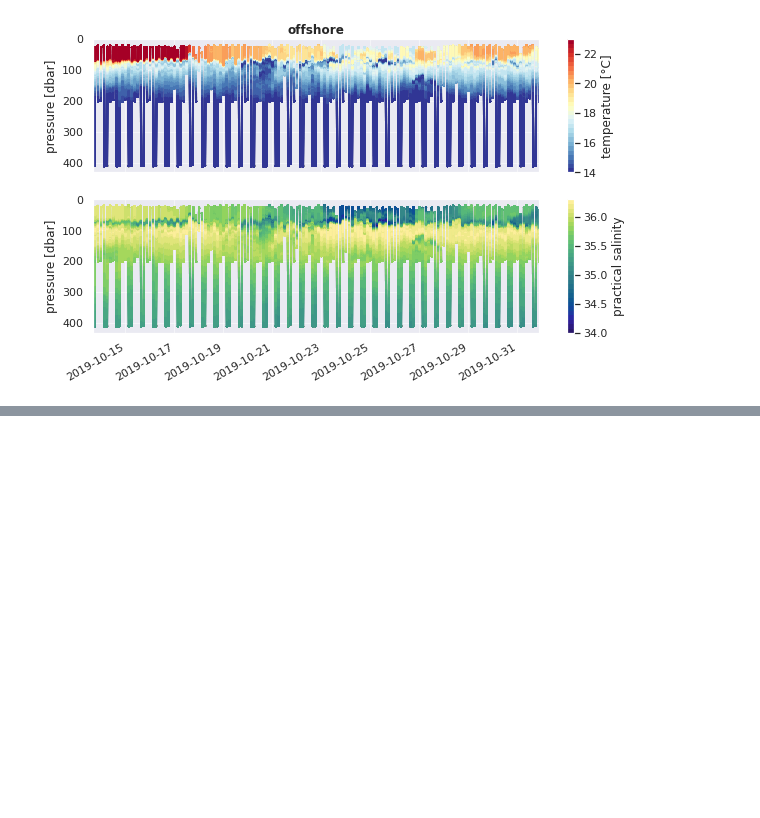
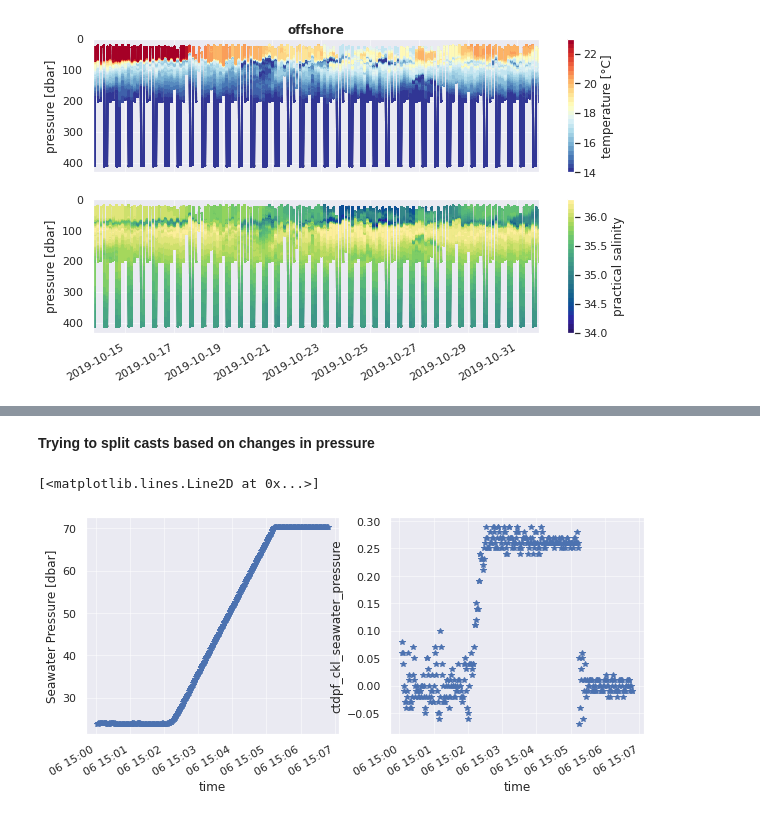
Before and after one commit to sryan288/ohw20-proj-ooi-profiles-section, a Jupyter notebook: OOI_profiles_Svenja.ipynb, the cells around one changed output, grey strips where cells are left out. Drawn from its saved outputs; the diff is of its cells as text; code cells hidden in the pictures; blank space fills up the shorter version.

Commit message:
first try to extract down casts only

```diff
--- a/OOI_profiles_Svenja.ipynb
+++ b/OOI_profiles_Svenja.ipynb
@@ -117,0 +115,14 @@ Cannot just resample by time because it is profiling data, which is not binned i
+# %% [markdown]
+**Trying to split casts based on changes in pressure**
+# %%
+dummy = ds['inshore']
+
+# plot first cast to check
+fig,ax = plt.subplots(ncols=2,figsize=(10,4))
+dummy.ctdpf_ckl_seawater_pressure[0:400].plot(marker='*',linestyle='',ax=ax[0])
+
+# plot difference in pressure
+dummy.ctdpf_ckl_seawater_pressure[0:400].diff(dim='time').plot(marker='*',linestyle='',ax=ax[1])
+# %% [output]
+[<matplotlib.lines.Line2D at 0x...>]
+[figure, added]
```
Also changed, not shown: parts of 10 cells of this notebook.
